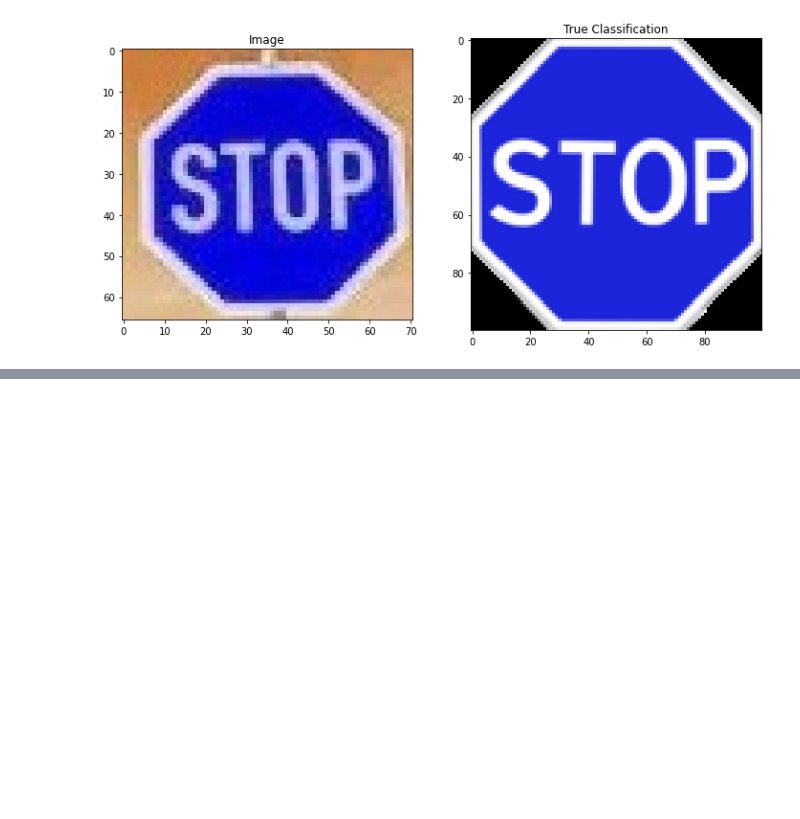
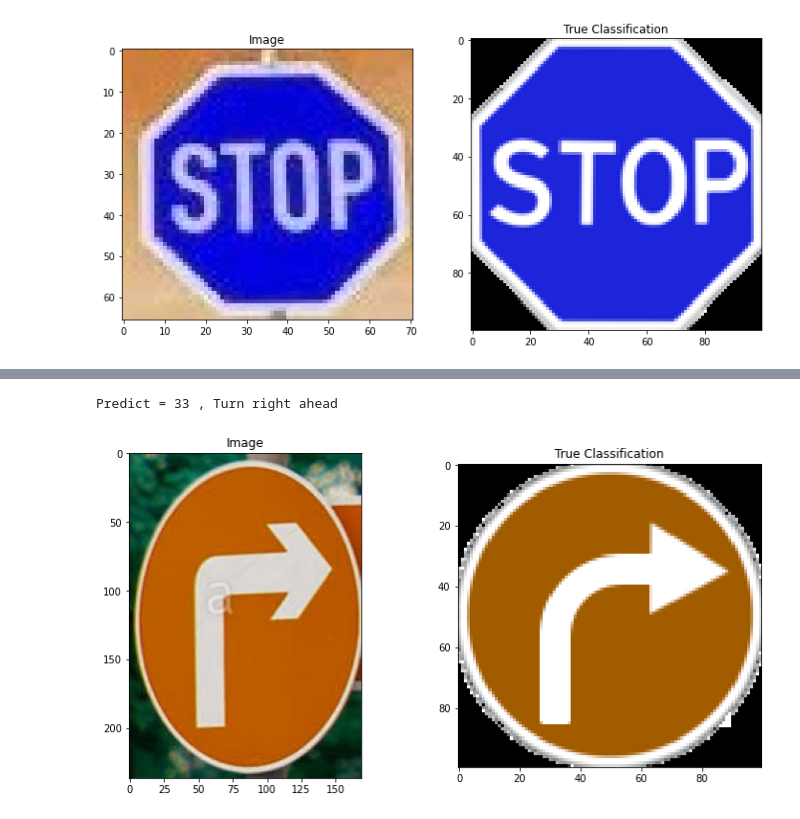
Before and after one commit to DayvisonGomes/Technical_Challenge, a Jupyter notebook: Code.ipynb, the cells around one changed output, grey strips where cells are left out. Drawn from its saved outputs; the diff is of its cells as text; code cells hidden in the pictures; blank space fills up the shorter version.

```diff
--- a/Code.ipynb
+++ b/Code.ipynb
@@ -609,0 +681,5 @@ Predict = 14 , Stop
+# %%
+prediction('image2.jpg')
+# %% [output]
+Predict = 33 , Turn right ahead
+[figure, added]
```
Also changed, not shown: parts of 59 cells of this notebook, 5 other files.
